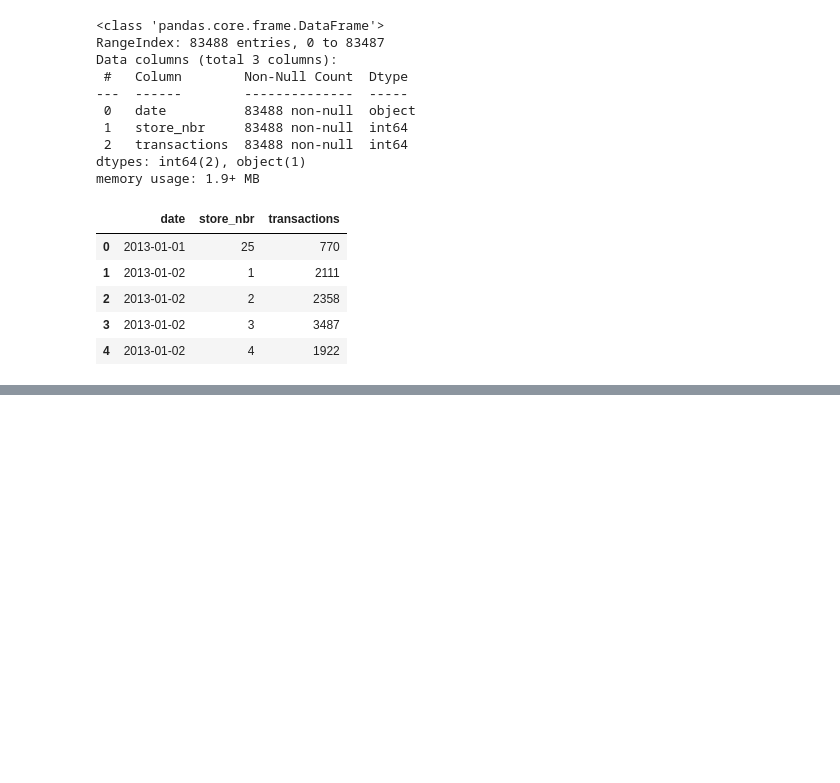
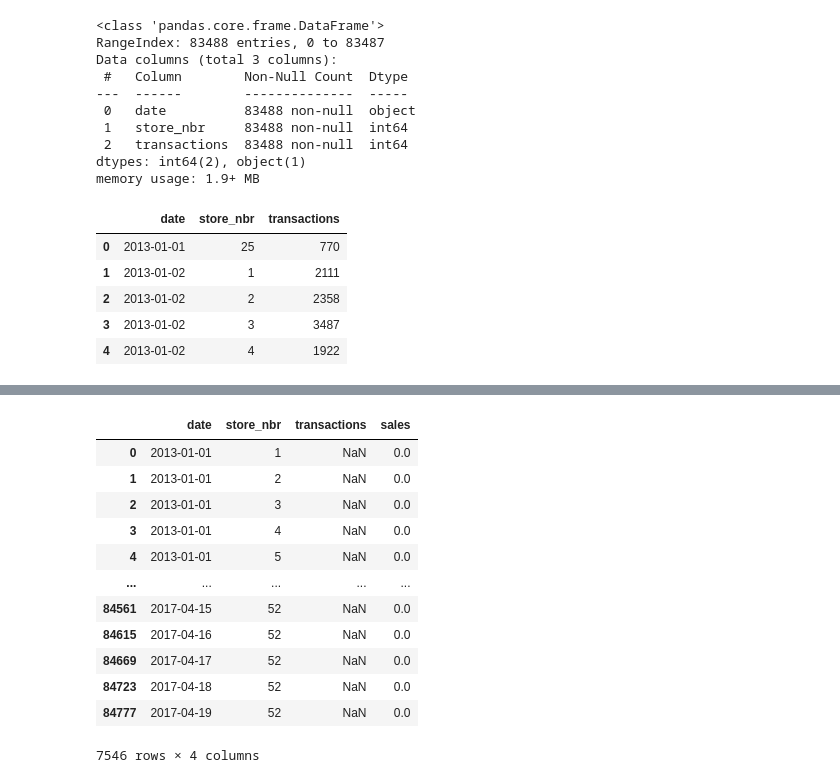
Before and after one commit to alestankiewicz/store-sales-ts-forecasting, a Jupyter notebook: data_preparation.ipynb, the cells around one changed output, grey strips where cells are left out. Saved outputs shown, nothing was run; the diff lists cells and outputs as text; code cells hidden in the pictures; blank space fills up the shorter version.

```diff
--- a/data_preparation.ipynb
+++ b/data_preparation.ipynb
@@ -225,0 +289,17 @@ transactions.head()
+# %%
+transactions_sales[(transactions_sales.sales == 0) & (transactions_sales.transactions.isna())]
+# there are 7546 rows with NaN transactions and zero sales
+# %% [output]
+|  | date | store_nbr | transactions | sales |
+| 0 | 2013-01-01 | 1 | NaN | 0.0 |
+| 1 | 2013-01-01 | 2 | NaN | 0.0 |
+| 2 | 2013-01-01 | 3 | NaN | 0.0 |
+| 3 | 2013-01-01 | 4 | NaN | 0.0 |
+| 4 | 2013-01-01 | 5 | NaN | 0.0 |
+| ... | ... | ... | ... | ... |
+| 84561 | 2017-04-15 | 52 | NaN | 0.0 |
+| 84615 | 2017-04-16 | 52 | NaN | 0.0 |
+| 84669 | 2017-04-17 | 52 | NaN | 0.0 |
+| 84723 | 2017-04-18 | 52 | NaN | 0.0 |
+| 84777 | 2017-04-19 | 52 | NaN | 0.0 |
+7546 rows × 4 columns
```
Also changed, not shown: parts of 20 cells of this notebook, 1 other file.
